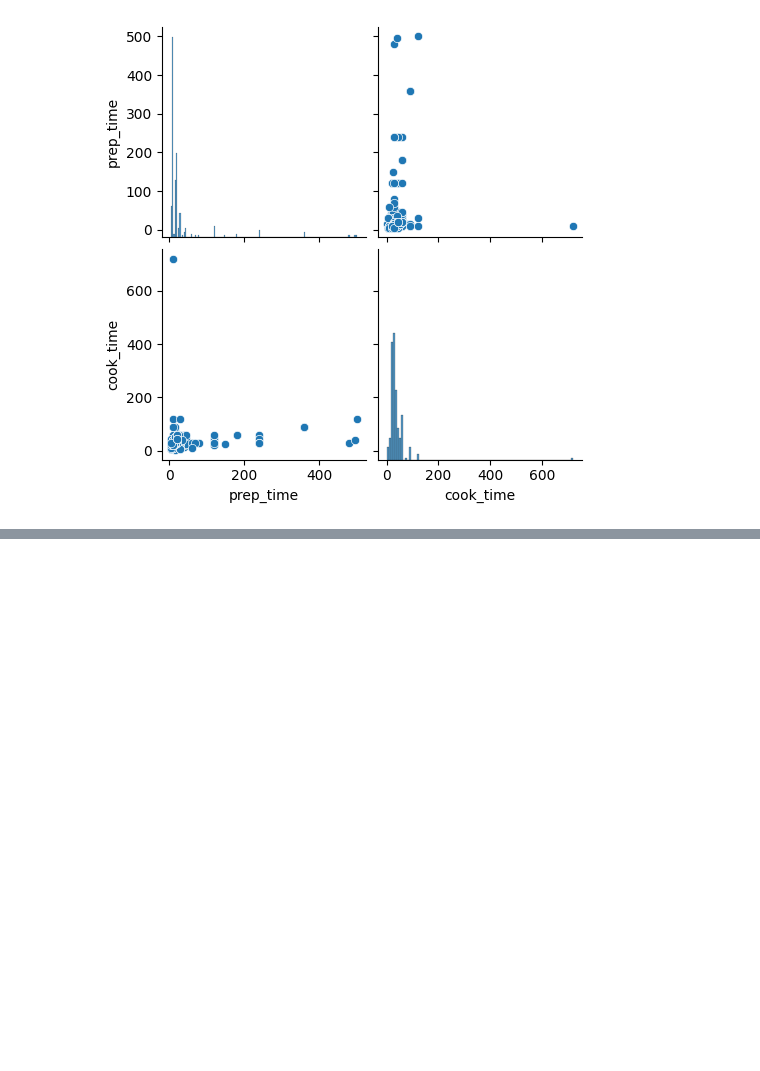
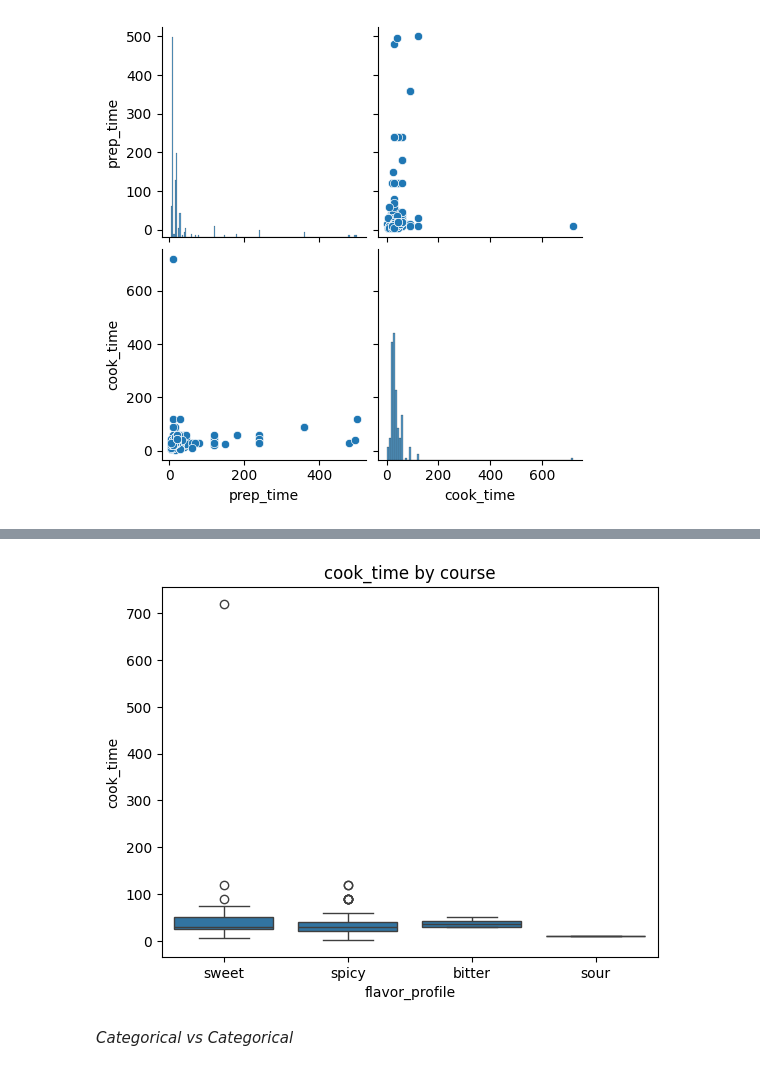
Before and after one commit to kriitiika10/EDA-Project, a Jupyter notebook: 22BDS0304.ipynb, the cells around one changed output, grey strips where cells are left out. Drawn from its saved outputs; the diff is of its cells as text; code cells hidden in the pictures; blank space fills up the shorter version.

```diff
--- a/22BDS0304.ipynb
+++ b/22BDS0304.ipynb
@@ -256,0 +402,8 @@ plt.show()
+# %%
+sns.boxplot(x='flavor_profile', y='cook_time', data=df)
+plt.title("cook_time by course")
+plt.show()
+# %% [output]
+[figure, added]
+# %% [markdown]
+*Categorical vs Categorical*
```
Also changed, not shown: parts of 26 cells of this notebook.
